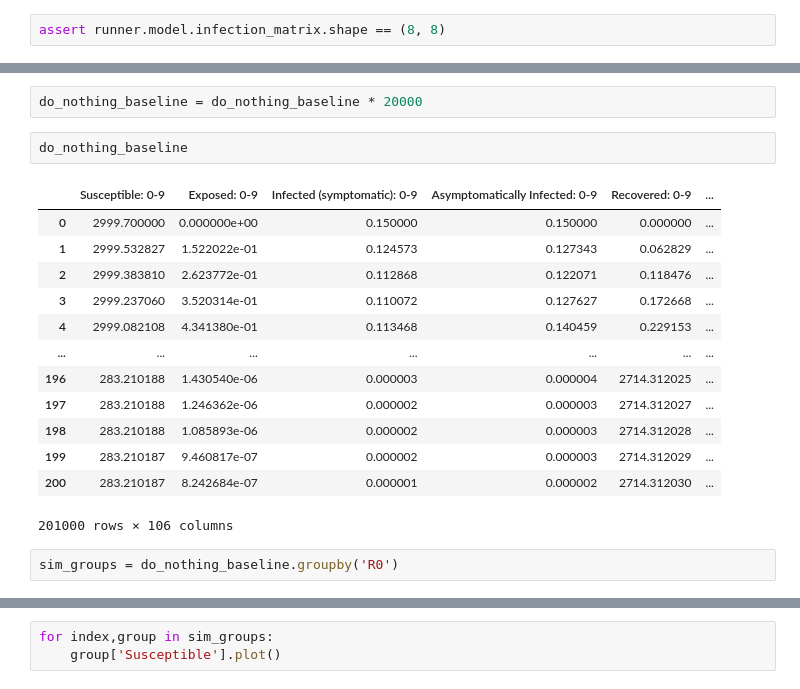
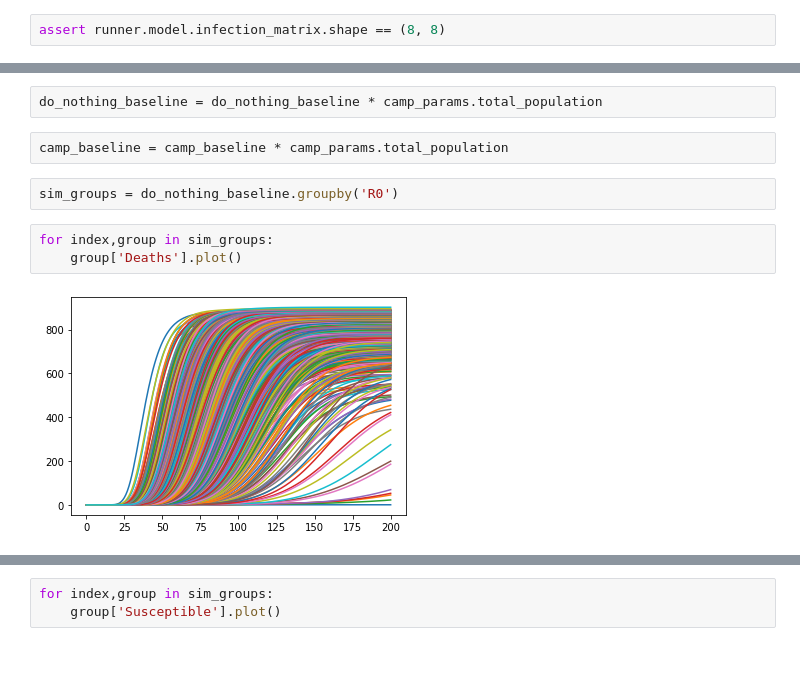
Before and after one commit to abbaasalif/epi-models, a Jupyter notebook: compartmental_model_demo.ipynb, the cells around one changed output, grey strips where cells are left out. Cells and saved outputs as stored; diff of their text form; blank space fills up the shorter version.

```diff
--- a/compartmental_model_demo.ipynb
+++ b/compartmental_model_demo.ipynb
@@ -41,20 +35,11 @@ do_nothing_baseline, camp_baseline = runner.run_baselines()
 # %%
-do_nothing_baseline = do_nothing_baseline * 20000
+do_nothing_baseline = do_nothing_baseline * camp_params.total_population
-# %%
-do_nothing_baseline
-# %% [output]
-|  | Susceptible: 0-9 | Exposed: 0-9 | Infected (symptomatic): 0-9 | Asymptomatically Infected: 0-9 | Recovered: 0-9 | ... |
-| 0 | 2999.700000 | 0.000000e+00 | 0.150000 | 0.150000 | 0.000000 | ... |
-| 1 | 2999.532827 | 1.522022e-01 | 0.124573 | 0.127343 | 0.062829 | ... |
-| 2 | 2999.383810 | 2.623772e-01 | 0.112868 | 0.122071 | 0.118476 | ... |
-| 3 | 2999.237060 | 3.520314e-01 | 0.110072 | 0.127627 | 0.172668 | ... |
-| 4 | 2999.082108 | 4.341380e-01 | 0.113468 | 0.140459 | 0.229153 | ... |
-| ... | ... | ... | ... | ... | ... | ... |
-| 196 | 283.210188 | 1.430540e-06 | 0.000003 | 0.000004 | 2714.312025 | ... |
-| 197 | 283.210188 | 1.246362e-06 | 0.000002 | 0.000003 | 2714.312027 | ... |
-| 198 | 283.210188 | 1.085893e-06 | 0.000002 | 0.000003 | 2714.312028 | ... |
-| 199 | 283.210187 | 9.460817e-07 | 0.000002 | 0.000003 | 2714.312029 | ... |
-| 200 | 283.210187 | 8.242684e-07 | 0.000001 | 0.000002 | 2714.312030 | ... |
-201000 rows × 106 columns
+# %%
+camp_baseline = camp_baseline * camp_params.total_population
 # %%
 sim_groups = do_nothing_baseline.groupby('R0')
+# %%
+for index,group in sim_groups:
+    group['Deaths'].plot()
+# %% [output]
+[figure, added]
```
Also changed, not shown: parts of 32 cells of this notebook, 3 other files.
